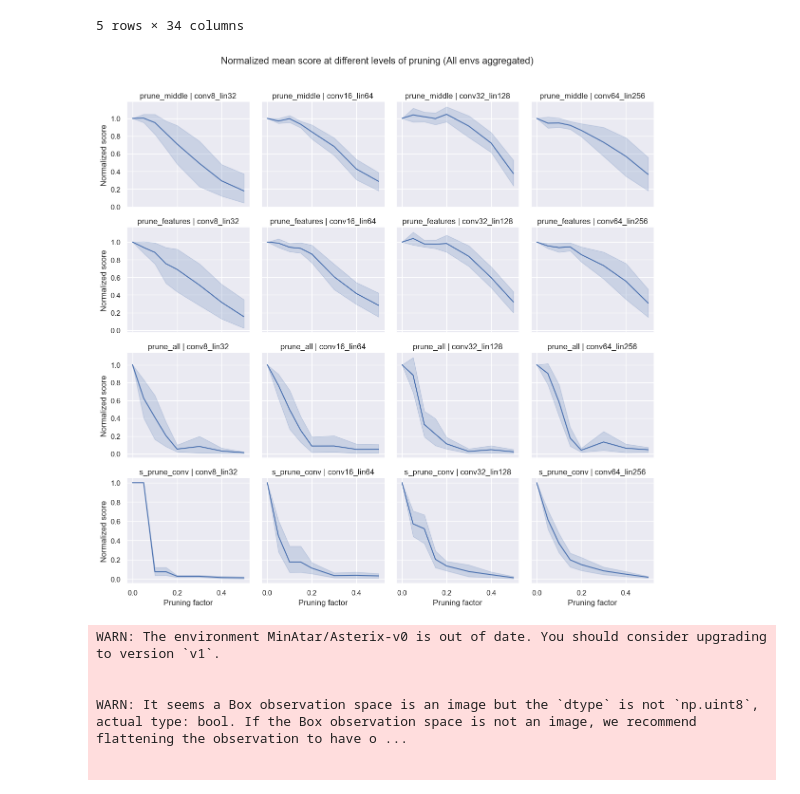
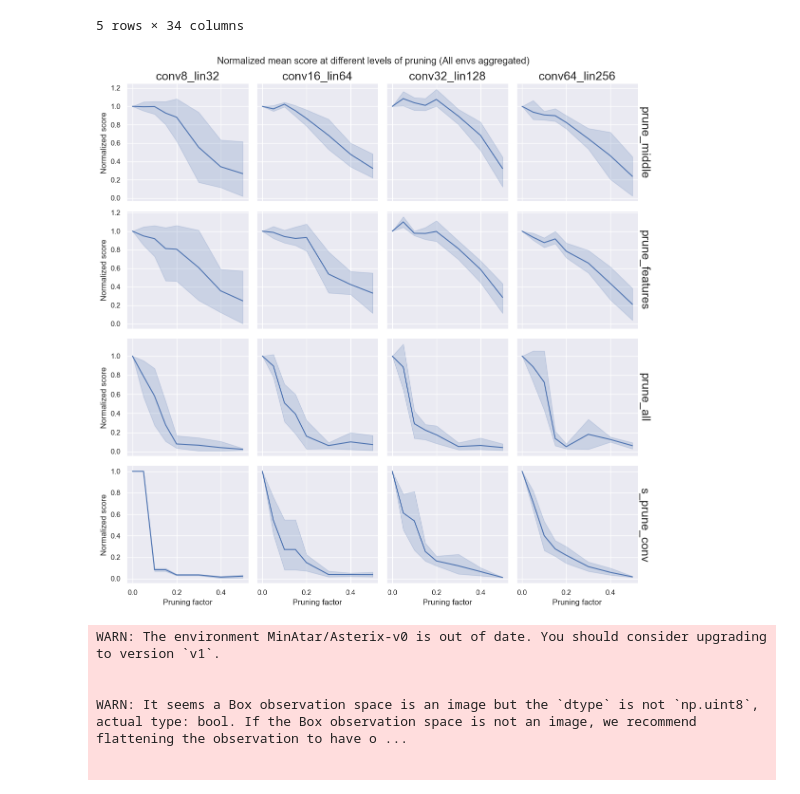
Before and after one commit to mariusdgm/minatar_work, a Jupyter notebook: notebooks/prepare_ai_days_poster.ipynb, the cells around one changed output. Saved outputs shown, nothing was run; the diff lists cells and outputs as text; code cells hidden in the pictures.

Commit message:
prepared redo experiment

```diff
--- a/notebooks/prepare_ai_days_poster.ipynb
+++ b/notebooks/prepare_ai_days_poster.ipynb
@@ -60,2 +68,5 @@ training_timestamp_folder = "2023_05_22-08_44_19"
+# %%
+training_timestamp_folder = "2023_10_23-23_02_30"
+envs_to_keep = ["breakout"]
 # %%
 training_outputs_folder_path = (
@@ -158,15 +216,14 @@ plt.show()
 # %%
 pruning_outputs_folder_path = (
-    r"D:\Work\PhD\minatar_work\experiments\pruning\outputs"
+    r"D:\Work\repos\RL\minatar_work\experiments\pruning\outputs"
 )
 pruning_timestamp_folder = training_timestamp_folder
 
 experiment_paths = collect_pruning_output_files(
-        os.path.join(pruning_outputs_folder_path, pruning_timestamp_folder)
-    )
+    os.path.join(pruning_outputs_folder_path, pruning_timestamp_folder)
+)
 # %%
 def process_pruning_stats_file(file):
-
     checkpoint = torch.load(file)
 
     exp_stats = checkpoint["pruning_validation_results"]
@@ -181,6 +238,7 @@ def process_pruning_stats_file(file):
         records.append(stats)
 
     return records
+
 
 def add_baseline_stats(baseline_file, file):
     """Add a new record with the baseline stats and an associated
@@ -200,8 +258,8 @@ def add_baseline_stats(baseline_file, file):
 
     return records
 
+
 def get_records_from_pruning_experiment(experiment_files):
-
     config_path = experiment_files["config_path"]
 
     stats = []
@@ -231,8 +289,8 @@ def get_records_from_pruning_experiment(experiment_files):
 
     return flat_records
 
+
 def collect_pruning_experiment_results(experiment_paths):
-
     records = []
     for experiment_files in experiment_paths:
         records.extend(get_records_from_pruning_experiment(experiment_files))
@@ -242,17 +300,18 @@ def collect_pruning_experiment_results(experiment_paths):
 
     return df
 
+
 df = collect_pruning_experiment_results(experiment_paths)
 
 pruning_method_nr_to_name = {
-    '1': 'prune_middle',
-    '2': 'prune_features',
-    '3': 'prune_all',
-    '4': 's_prune_conv'
+    "1": "prune_middle",
+    "2": "prune_features",
+    "3": "prune_all",
+    "4": "s_prune_conv",
 }
 
 # Map the 'fruit' column to 'color'
-df['pruning_method'] = df['pruning_method'].map(pruning_method_nr_to_name)
+df["pruning_method"] = df["pruning_method"].map(pruning_method_nr_to_name)
 
 df.head()
 # %% [output]
@@ -334,15 +476,20 @@ def plot_facetgrid_experiment(df, y_label = "Mean score", title="Mean score at d
 # %%
 # MARK: needed for poster
 
 sub_df = df.copy(deep=True)
+sub_df = sub_df[sub_df["environment"].isin(envs_to_keep)]
 sub_df = normalize_df_using_baseline_all_envs(sub_df)
 
-plot_facetgrid_experiment(sub_df, y_label = "Normalized score", title=f"Normalized mean score at different levels of pruning (All envs aggregated)")
+plot_facetgrid_experiment_common_titles(
+    sub_df,
+    y_label="Normalized score",
+    title=f"Normalized mean score at different levels of pruning (All envs aggregated)",
+)
 
 # Show the plot
 plt.show()
 # %% [output]
-[figure, old version]
+[figure, new version]
 # %%
 def mask_to_score_distance(mask, scores):
     num_ones = np.count_nonzero(mask)
```
Also changed, not shown: parts of 12 cells of this notebook, 18 other files.
